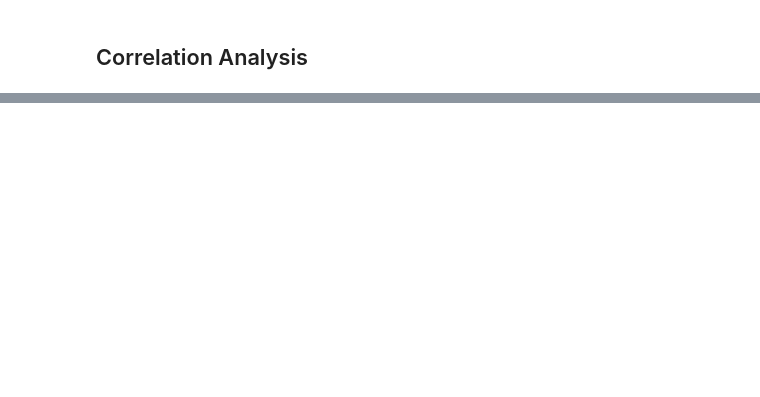
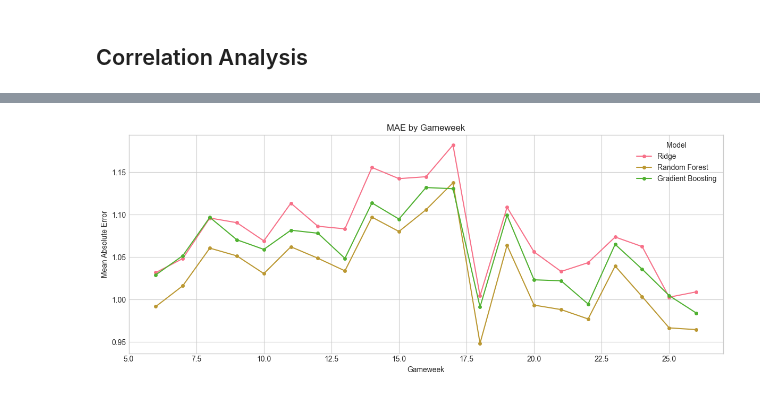
Before and after one commit to sarjit304/fpl-points-predictor, a Jupyter notebook: notebooks/evaluation.ipynb, the cells around one changed output, grey strips where cells are left out. Drawn from its saved outputs; the diff is of its cells as text; code cells hidden in the pictures; blank space fills up the shorter version.

```diff
--- a/notebooks/evaluation.ipynb
+++ b/notebooks/evaluation.ipynb
@@ -474,0 +255,14 @@ Key Achievements:
+# %%
+## MAE by gameweek (round)
+gw_mae = pred_df.groupby('round')[['abs_error_ridge','abs_error_rf','abs_error_gb']].mean()
+gw_mae.columns = ['Ridge', 'Random Forest', 'Gradient Boosting']
+
+gw_mae.plot(figsize=(12, 5), marker='o', markersize=4)
+plt.title('MAE by Gameweek')
+plt.xlabel('Gameweek')
+plt.ylabel('Mean Absolute Error')
+plt.legend(title='Model')
+plt.tight_layout()
+plt.show()
+# %% [output]
+[figure, added]
```
Also changed, not shown: parts of 32 cells of this notebook, 2 other files.
